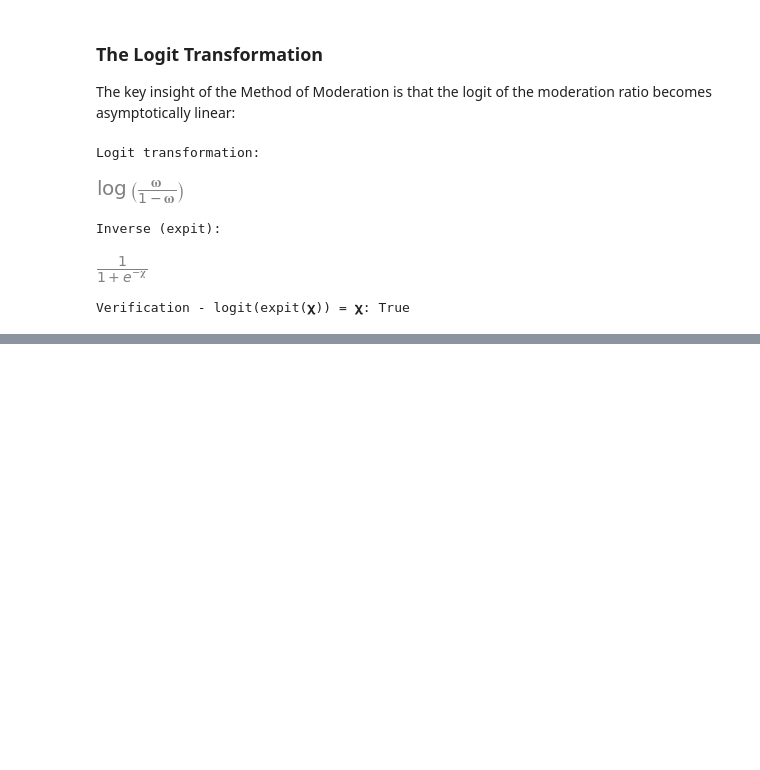
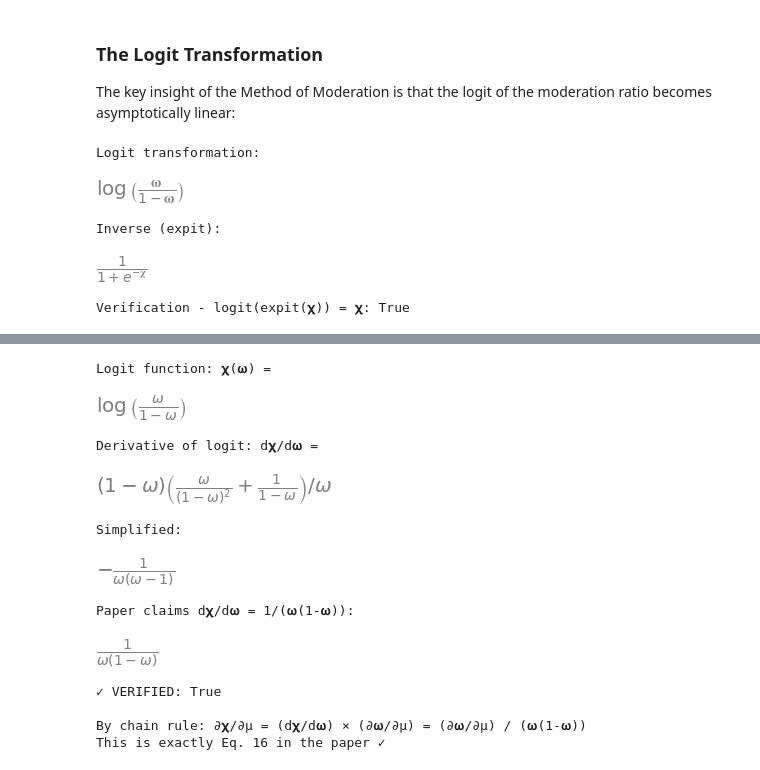
Before and after one commit to econ-ark/method-of-moderation, a Jupyter notebook: code/method-of-moderation-symbolic.ipynb, the cells around one changed output, grey strips where cells are left out. Saved outputs shown, nothing was run; the diff lists cells and outputs as text; code cells hidden in the pictures; blank space fills up the shorter version.

```diff
--- a/code/method-of-moderation-symbolic.ipynb
+++ b/code/method-of-moderation-symbolic.ipynb
@@ -196,0 +359,44 @@ For the complete symbolic equation module, see:
+# %%
+# Define ω as a symbol (representing the moderation ratio at some point)
+ω = Symbol('ω', positive=True)
+
+# The logit function: χ = log(ω/(1-ω))
+logit_ω = log(ω / (1 - ω))
+
+print("Logit function: 𝛘(𝛚) =")
+display(logit_ω)
+
+# Derivative of logit with respect to ω
+dlogit_dω = diff(logit_ω, ω)
+print("\nDerivative of logit: d𝛘/d𝛚 =")
+display(dlogit_dω)
+
+# Simplify
+dlogit_dω_simplified = simplify(dlogit_dω)
+print("\nSimplified:")
+display(dlogit_dω_simplified)
+
+# Paper's formula: 1 / (ω(1-ω))
+paper_formula = 1 / (ω * (1 - ω))
+print("\nPaper claims d𝛘/d𝛚 = 1/(𝛚(1-𝛚)):")
+display(paper_formula)
+
+# Verify
+print(f"\n✓ VERIFIED: {simplify(dlogit_dω_simplified - paper_formula) == 0}")
+
+# Therefore, by chain rule:
+print("\nBy chain rule: ∂𝛘/∂μ = (d𝛘/d𝛚) × (∂𝛚/∂μ) = (∂𝛚/∂μ) / (𝛚(1-𝛚))")
+print("This is exactly Eq. 16 in the paper ✓")
+# %% [output]
+Logit function: 𝛘(𝛚) =
+[figure, added]
+Derivative of logit: d𝛘/d𝛚 =
+[figure, added]
+Simplified:
+[figure, added]
+Paper claims d𝛘/d𝛚 = 1/(𝛚(1-𝛚)):
+[figure, added]
+✓ VERIFIED: True
+
+By chain rule: ∂𝛘/∂μ = (d𝛘/d𝛚) × (∂𝛚/∂μ) = (∂𝛚/∂μ) / (𝛚(1-𝛚))
+This is exactly Eq. 16 in the paper ✓
```
Also changed, not shown: parts of 19 cells of this notebook.
